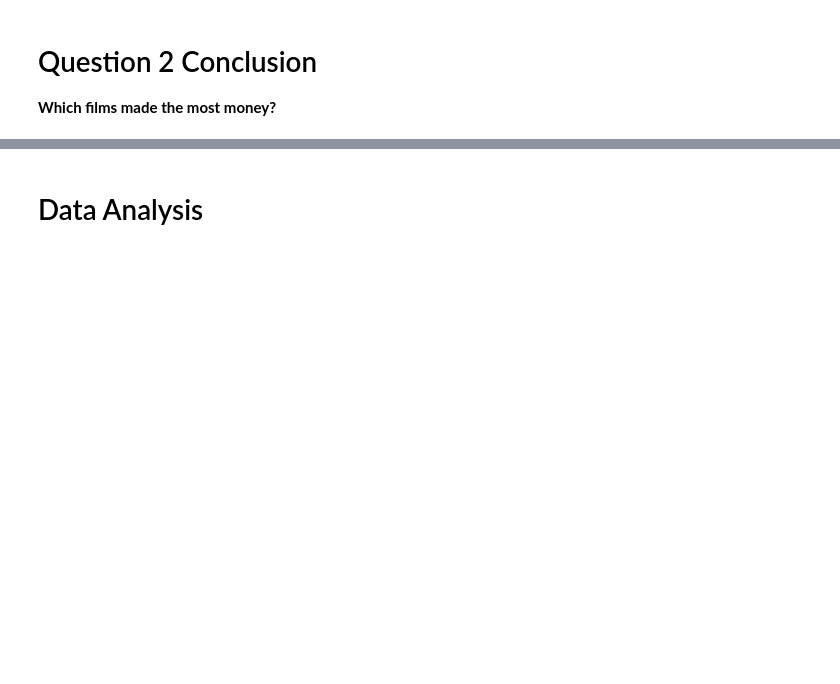
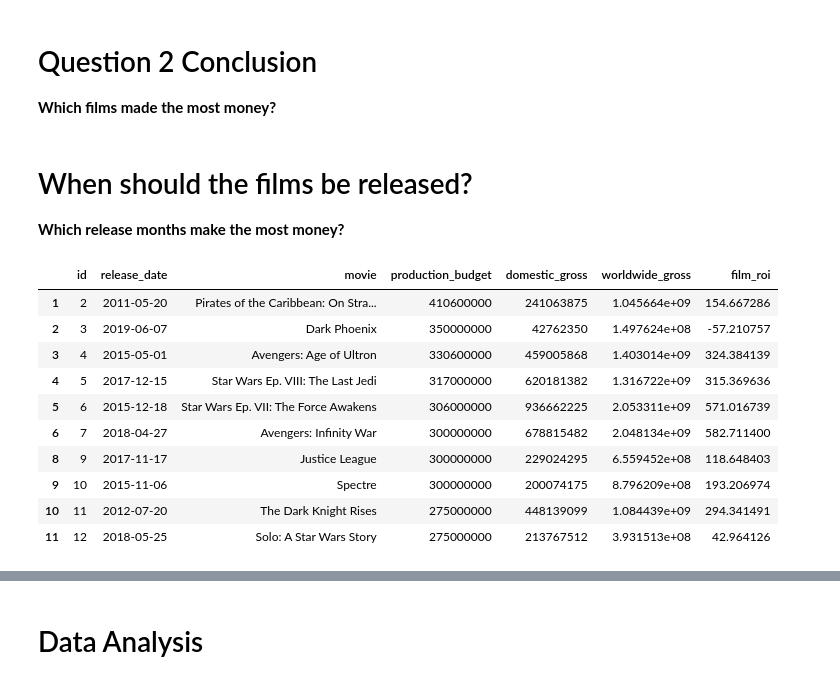
Before and after one commit to KImondorose/Film-Industry-Exploration, a Jupyter notebook: index.ipynb, the cells around one changed output, grey strips where cells are left out. Cells and saved outputs as stored; diff of their text form; code cells hidden in the pictures; blank space fills up the shorter version.

```diff
--- a/index.ipynb
+++ b/index.ipynb
@@ -811,3 +862,21 @@ top_rois_plot;
 # %% [markdown]
 # Question 2 Conclusion
 **Which films made the most money?**
+# %% [markdown]
+#  When should the films be released?
+**Which release months make the most money?**
+# %%
+# We will use the budge and earnings table
+budget_and_earnings.head(10)
+# %% [output]
+|  | id | release_date | movie | production_budget | domestic_gross | worldwide_gross | film_roi |
+| 1 | 2 | 2011-05-20 | Pirates of the Caribbean: On Stra... | 410600000 | 241063875 | 1.045664e+09 | 154.667286 |
+| 2 | 3 | 2019-06-07 | Dark Phoenix | 350000000 | 42762350 | 1.497624e+08 | -57.210757 |
+| 3 | 4 | 2015-05-01 | Avengers: Age of Ultron | 330600000 | 459005868 | 1.403014e+09 | 324.384139 |
+| 4 | 5 | 2017-12-15 | Star Wars Ep. VIII: The Last Jedi | 317000000 | 620181382 | 1.316722e+09 | 315.369636 |
+| 5 | 6 | 2015-12-18 | Star Wars Ep. VII: The Force Awakens | 306000000 | 936662225 | 2.053311e+09 | 571.016739 |
+| 6 | 7 | 2018-04-27 | Avengers: Infinity War | 300000000 | 678815482 | 2.048134e+09 | 582.711400 |
+| 8 | 9 | 2017-11-17 | Justice League | 300000000 | 229024295 | 6.559452e+08 | 118.648403 |
+| 9 | 10 | 2015-11-06 | Spectre | 300000000 | 200074175 | 8.796209e+08 | 193.206974 |
+| 10 | 11 | 2012-07-20 | The Dark Knight Rises | 275000000 | 448139099 | 1.084439e+09 | 294.341491 |
+| 11 | 12 | 2018-05-25 | Solo: A Star Wars Story | 275000000 | 213767512 | 3.931513e+08 | 42.964126 |
```
Also changed, not shown: parts of 7 cells of this notebook.
